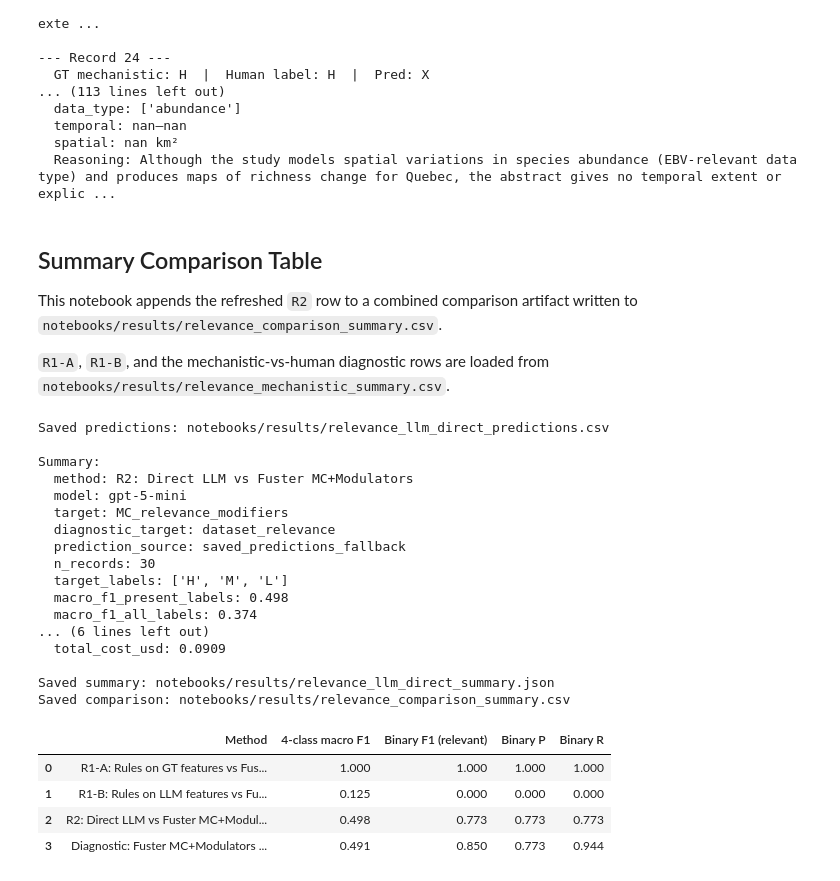
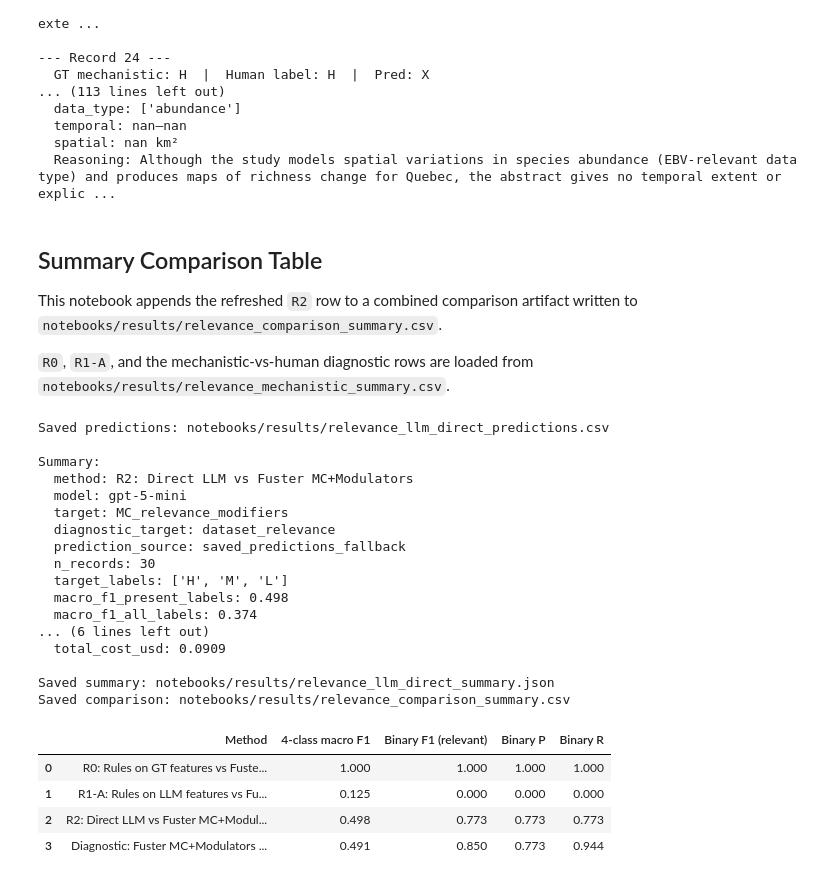
Before and after one commit to BiodiversiteQuebec/llm_metadata, a Jupyter notebook: notebooks/relevance_llm_direct.ipynb, the cells around one changed output. Drawn from its saved outputs; the diff is of its cells as text; code cells hidden in the pictures.

```diff
--- a/notebooks/relevance_llm_direct.ipynb
+++ b/notebooks/relevance_llm_direct.ipynb
@@ -476,7 +476,7 @@ Mismatches: 16/30 (53.3%)
 This notebook appends the refreshed `R2` row to a combined comparison artifact written to
 `notebooks/results/relevance_comparison_summary.csv`.
 
-`R1-A`, `R1-B`, and the mechanistic-vs-human diagnostic rows are loaded from
+`R0`, `R1-A`, and the mechanistic-vs-human diagnostic rows are loaded from
 `notebooks/results/relevance_mechanistic_summary.csv`.
 # %%
 results_dir = Path("notebooks/results")
@@ -534,36 +534,36 @@ comparison_df = pd.concat(
     ignore_index=True,
 )
 order = [
-    "R1-A: Rules on GT features vs Fuster MC+Modulators",
-    "R1-B: Rules on LLM features vs Fuster MC+Modulators",
+    "R0: Rules on GT features vs Fuster MC+Modulators",
+    "R1-A: Rules on abstract/repository-description LLM features vs Fuster MC+Modulators",
     "R2: Direct LLM vs Fuster MC+Modulators",
     "Diagnostic: Fuster MC+Modulators vs human dataset_relevance",
 ]
 comparison_df["Method"] = pd.Categorical(comparison_df["Method"], categories=order, ordered=True)
 comparison_df = comparison_df.sort_values("Method").reset_index(drop=True)
 comparison_df.to_csv(results_dir / "relevance_comparison_summary.csv", index=False)
 print("Saved comparison: notebooks/results/relevance_comparison_summary.csv")
 comparison_df
 # %% [output]
 Saved predictions: notebooks/results/relevance_llm_direct_predictions.csv
 
 Summary:
   method: R2: Direct LLM vs Fuster MC+Modulators
   model: gpt-5-mini
   target: MC_relevance_modifiers
   diagnostic_target: dataset_relevance
   prediction_source: saved_predictions_fallback
   n_records: 30
   target_labels: ['H', 'M', 'L']
   macro_f1_present_labels: 0.498
   macro_f1_all_labels: 0.374
 ... (6 lines left out)
   total_cost_usd: 0.0909
 
 Saved summary: notebooks/results/relevance_llm_direct_summary.json
 Saved comparison: notebooks/results/relevance_comparison_summary.csv
 |  | Method | 4-class macro F1 | Binary F1 (relevant) | Binary P | Binary R |
-| 0 | R1-A: Rules on GT features vs Fus... | 1.000 | 1.000 | 1.000 | 1.000 |
-| 1 | R1-B: Rules on LLM features vs Fu... | 0.125 | 0.000 | 0.000 | 0.000 |
+| 0 | R0: Rules on GT features vs Fuste... | 1.000 | 1.000 | 1.000 | 1.000 |
+| 1 | R1-A: Rules on LLM features vs Fu... | 0.125 | 0.000 | 0.000 | 0.000 |
 | 2 | R2: Direct LLM vs Fuster MC+Modul... | 0.498 | 0.773 | 0.773 | 0.773 |
 | 3 | Diagnostic: Fuster MC+Modulators ... | 0.491 | 0.850 | 0.773 | 0.944 |
```
Also changed, not shown: 12 other files.
